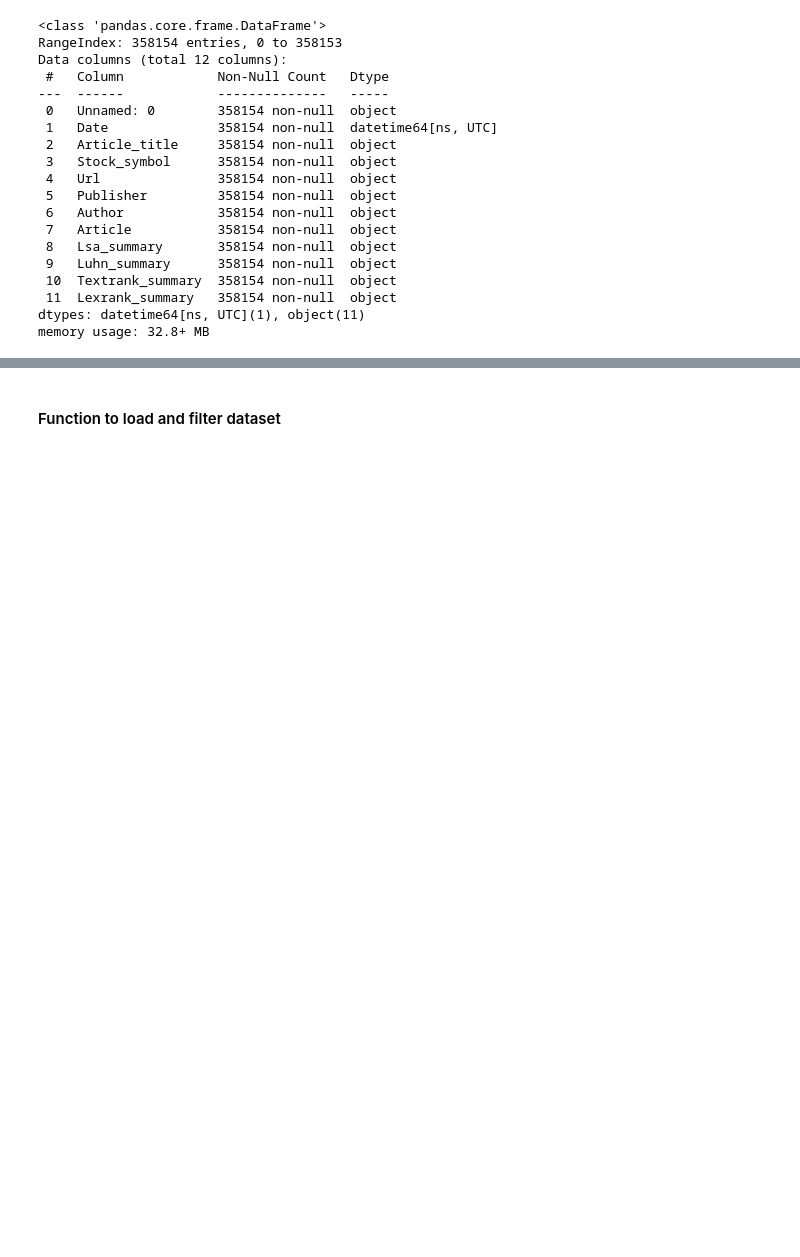
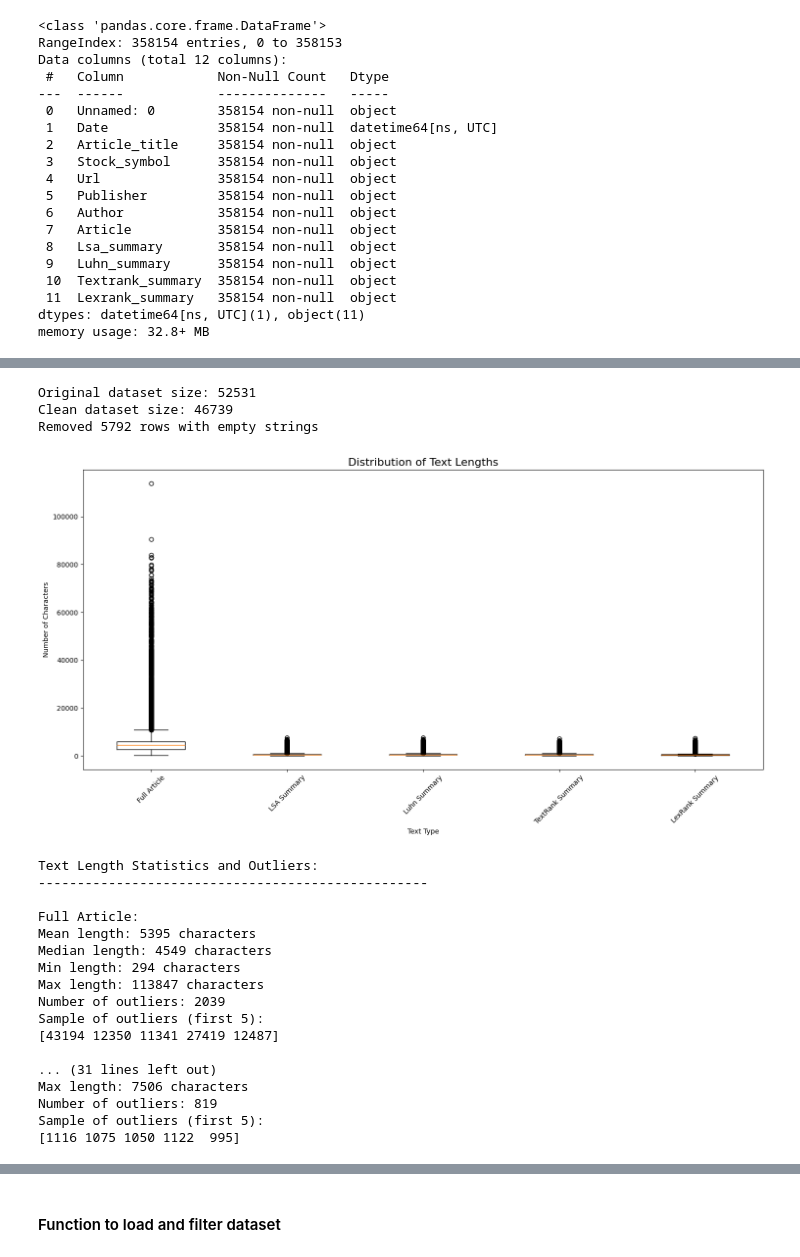
Before and after one commit to w1nsl/stock-prediction, a Jupyter notebook: notebooks/articles_sentiment.ipynb, the cells around one changed output, grey strips where cells are left out. Drawn from its saved outputs; the diff is of its cells as text; code cells hidden in the pictures; blank space fills up the shorter version.

```diff
--- a/notebooks/articles_sentiment.ipynb
+++ b/notebooks/articles_sentiment.ipynb
@@ -173,0 +137,79 @@ In the case of gaps in the data—such as missing sentiment on certain days—we
+# %%
+df_clean = df_filtered[
+    (df_filtered['Article'].str.strip() != '') &
+    (df_filtered['Lsa_summary'].str.strip() != '') &
+    (df_filtered['Luhn_summary'].str.strip() != '') &
+    (df_filtered['Textrank_summary'].str.strip() != '') &
+    (df_filtered['Lexrank_summary'].str.strip() != '')
+].copy()
+
+print(f"Original dataset size: {len(df_filtered)}")
+print(f"Clean dataset size: {len(df_clean)}")
+print(f"Removed {len(df_filtered) - len(df_clean)} rows with empty strings")
+# %% [output]
+Original dataset size: 52531
+Clean dataset size: 46739
+Removed 5792 rows with empty strings
+# %%
+# Calculate lengths of articles and summaries
+length_data = {
+    'Full Article': df_clean['Article'].str.len(),
+    'LSA Summary': df_clean['Lsa_summary'].str.len(),
+    'Luhn Summary': df_clean['Luhn_summary'].str.len(),
+    'TextRank Summary': df_clean['Textrank_summary'].str.len(),
+    'LexRank Summary': df_clean['Lexrank_summary'].str.len()
+}
+
+# Create figure for boxplot
+plt.figure(figsize=(15, 8))
+plt.boxplot(length_data.values(), labels=length_data.keys())
+plt.title('Distribution of Text Lengths', fontsize=16)
+plt.xlabel('Text Type')
+plt.ylabel('Number of Characters')
+plt.xticks(rotation=45)
+plt.tight_layout()
+plt.show()
+
+# Print summary statistics and outliers
+print("\nText Length Statistics and Outliers:")
+print("-" * 50)
+
+for name, lengths in length_data.items():
+    # Calculate statistics
+    q1 = lengths.quantile(0.25)
+    q3 = lengths.quantile(0.75)
+    iqr = q3 - q1
+    lower_bound = q1 - (1.5 * iqr)
+    upper_bound = q3 + (1.5 * iqr)
+
+    # Find outliers
+    outliers = lengths[(lengths < lower_bound) | (lengths > upper_bound)]
+
+    print(f"\n{name}:")
+    print(f"Mean length: {lengths.mean():.0f} characters")
+    print(f"Median length: {lengths.median():.0f} characters")
+    print(f"Min length: {lengths.min():.0f} characters")
+    print(f"Max length: {lengths.max():.0f} characters")
+    print(f"Number of outliers: {len(outliers)}")
+    if len(outliers) > 0:
+        print("Sample of outliers (first 5):")
+        print(outliers.head().values)
+# %% [output]
+[figure, added]
+Text Length Statistics and Outliers:
+--------------------------------------------------
+
+Full Article:
+Mean length: 5395 characters
+Median length: 4549 characters
+Min length: 294 characters
+Max length: 113847 characters
+Number of outliers: 2039
+Sample of outliers (first 5):
+[43194 12350 11341 27419 12487]
+
+... (31 lines left out)
+Max length: 7506 characters
+Number of outliers: 819
+Sample of outliers (first 5):
+[1116 1075 1050 1122  995]
```
Also changed, not shown: parts of 26 cells of this notebook, 2 other files.
